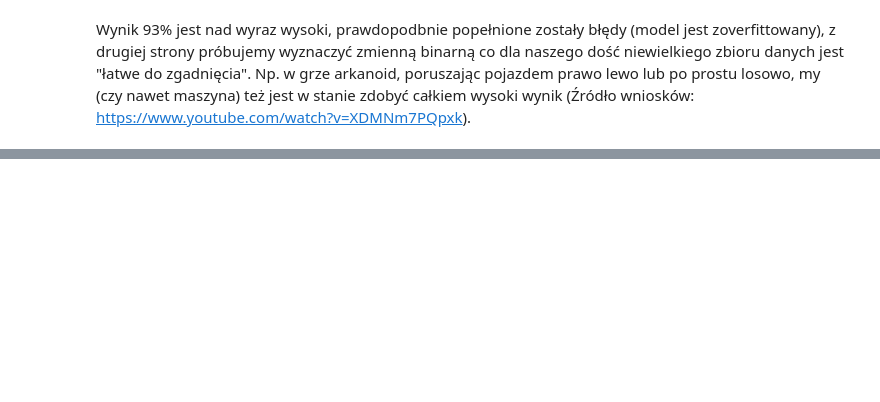
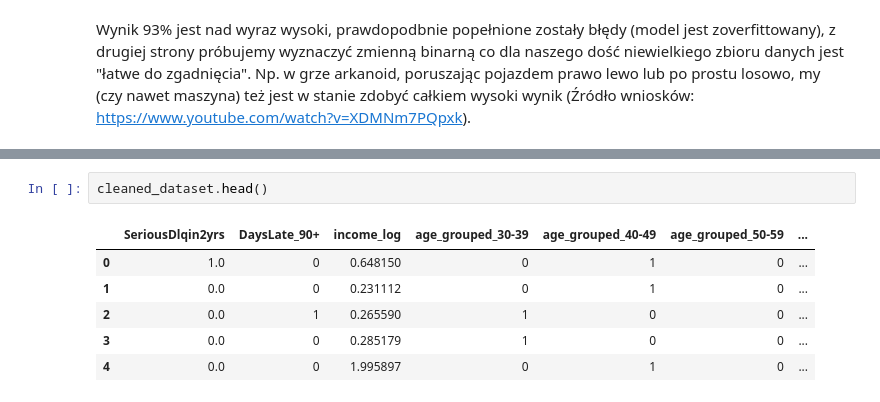
Before and after one commit to SuddenlyPineapple/GiveSomeCredit, a Jupyter notebook: Wojciech_Kasperski_Give_Some_Credit.ipynb, the cells around one changed output, grey strips where cells are left out. Saved outputs shown, nothing was run; the diff lists cells and outputs as text; blank space fills up the shorter version.

```diff
--- a/Wojciech_Kasperski_Give_Some_Credit.ipynb
+++ b/Wojciech_Kasperski_Give_Some_Credit.ipynb
@@ -479,0 +501,9 @@ Wynik 93% jest nad wyraz wysoki, prawdopodbnie popełnione zostały błędy (mod
+# %%
+cleaned_dataset.head()
+# %% [output]
+|  | SeriousDlqin2yrs | DaysLate_90+ | income_log | age_grouped_30-39 | age_grouped_40-49 | age_grouped_50-59 | ... |
+| 0 | 1.0 | 0 | 0.648150 | 0 | 1 | 0 | ... |
+| 1 | 0.0 | 0 | 0.231112 | 0 | 1 | 0 | ... |
+| 2 | 0.0 | 1 | 0.265590 | 1 | 0 | 0 | ... |
+| 3 | 0.0 | 0 | 0.285179 | 1 | 0 | 0 | ... |
+| 4 | 0.0 | 0 | 1.995897 | 0 | 1 | 0 | ... |
```
Also changed, not shown: parts of 21 cells of this notebook.
